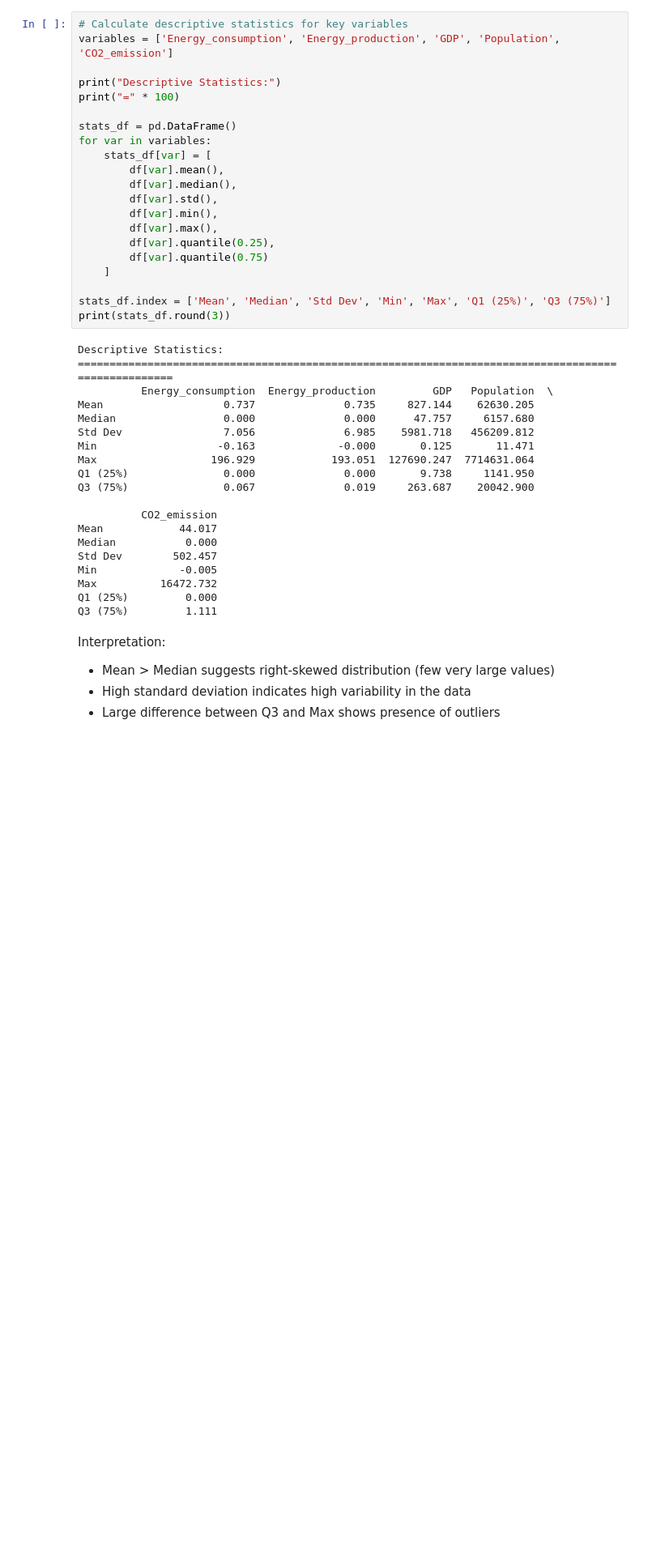
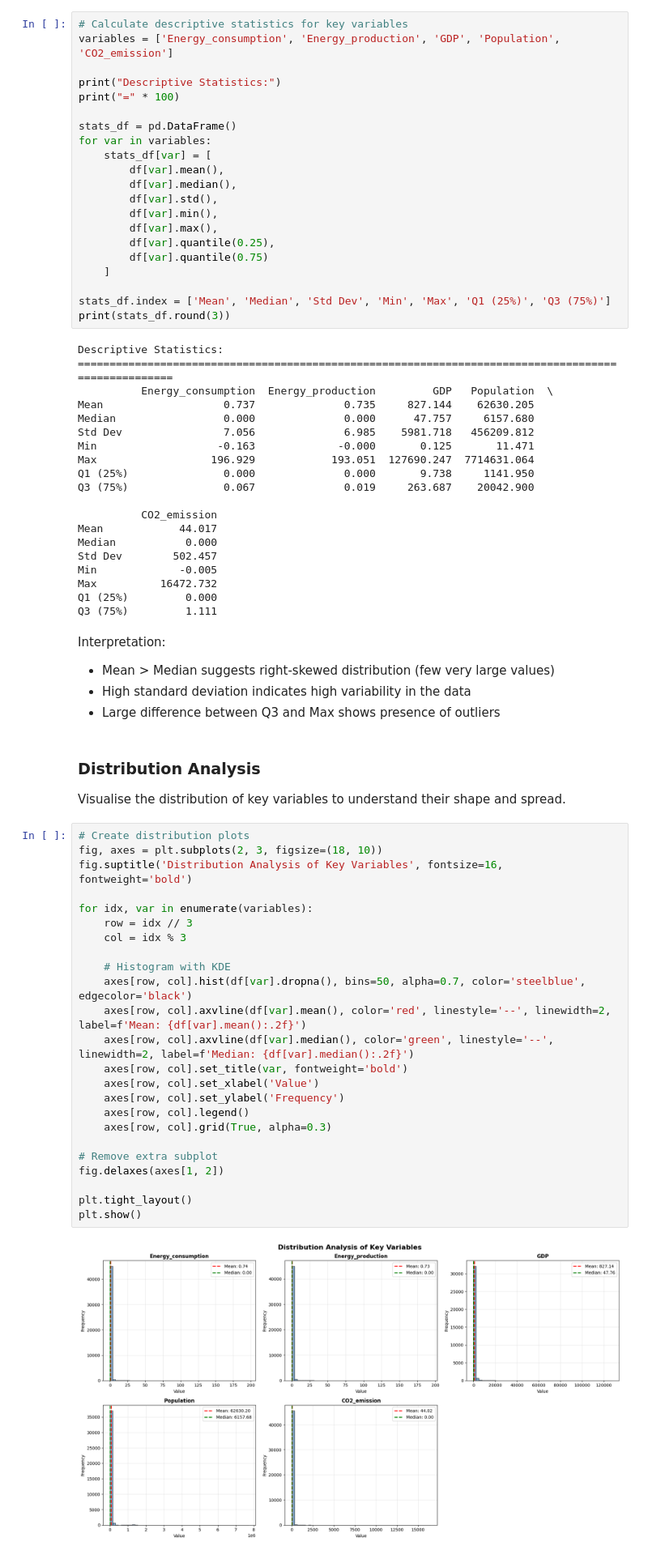
Before and after one commit to enjoy15/Energy-Consumption-CO2-Emissions-Analysis, a Jupyter notebook: jupyter_notebooks/02_statistical_analysis.ipynb, the cells around one changed output. Shown at 81% size. Cells and saved outputs as stored; diff of their text form; blank space fills up the shorter version.

Commit message:
Distribution Analysis

```diff
--- a/jupyter_notebooks/02_statistical_analysis.ipynb
+++ b/jupyter_notebooks/02_statistical_analysis.ipynb
@@ -92,3 +92,33 @@ Interpretation:
 - Mean > Median suggests right-skewed distribution (few very large values)
 - High standard deviation indicates high variability in the data
 - Large difference between Q3 and Max shows presence of outliers
+# %% [markdown]
+### Distribution Analysis
+
+Visualise the distribution of key variables to understand their shape and spread.
+# %%
+# Create distribution plots
+fig, axes = plt.subplots(2, 3, figsize=(18, 10))
+fig.suptitle('Distribution Analysis of Key Variables', fontsize=16, fontweight='bold')
+
+for idx, var in enumerate(variables):
+    row = idx // 3
+    col = idx % 3
+
+    # Histogram with KDE
+    axes[row, col].hist(df[var].dropna(), bins=50, alpha=0.7, color='steelblue', edgecolor='black')
+    axes[row, col].axvline(df[var].mean(), color='red', linestyle='--', linewidth=2, label=f'Mean: {df[var].mean():.2f}')
+    axes[row, col].axvline(df[var].median(), color='green', linestyle='--', linewidth=2, label=f'Median: {df[var].median():.2f}')
+    axes[row, col].set_title(var, fontweight='bold')
+    axes[row, col].set_xlabel('Value')
+    axes[row, col].set_ylabel('Frequency')
+    axes[row, col].legend()
+    axes[row, col].grid(True, alpha=0.3)
+
+# Remove extra subplot
+fig.delaxes(axes[1, 2])
+
+plt.tight_layout()
+plt.show()
+# %% [output]
+[figure, added]
```
